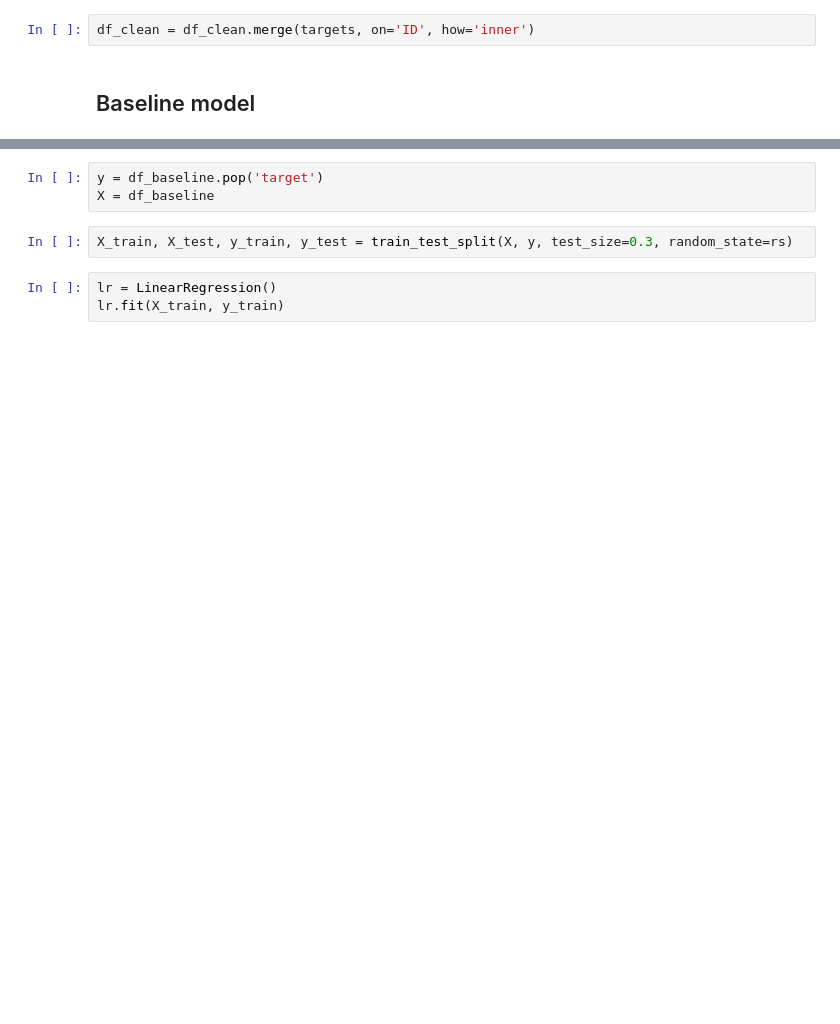
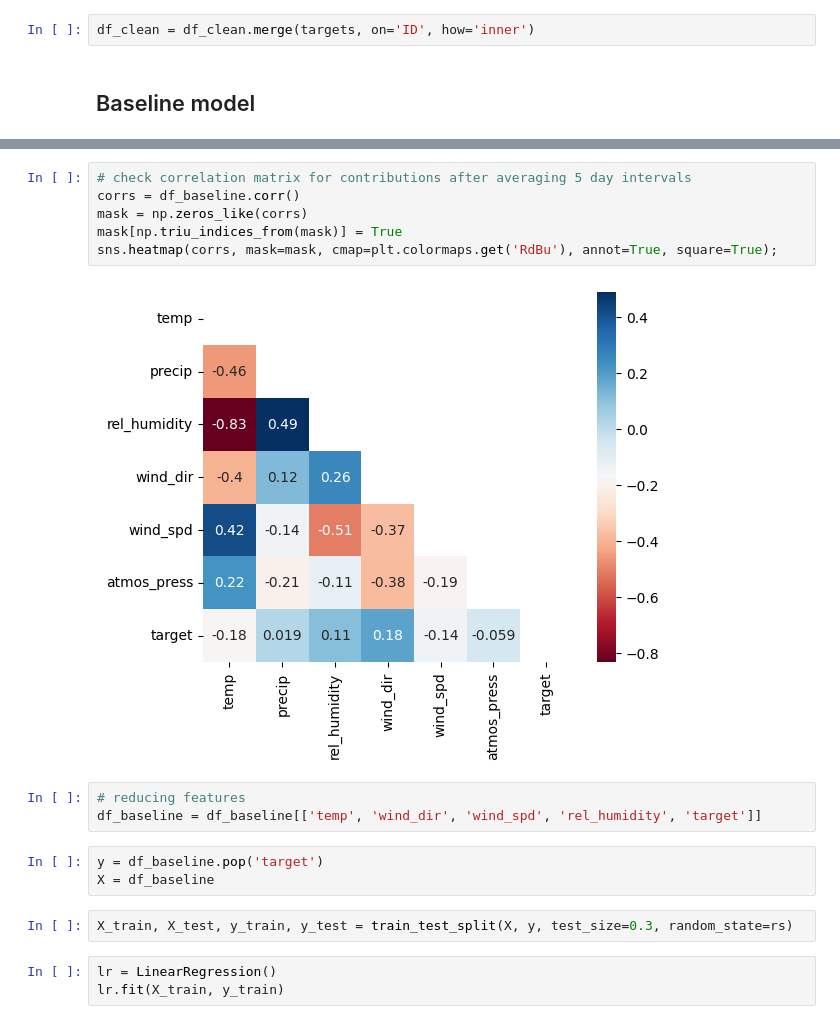
Before and after one commit to does-not-compile/AirQo-Ugandan-Air-Quality-Forecast-Challenge, a Jupyter notebook: base_model.ipynb, the cells around one changed output, grey strips where cells are left out. Drawn from its saved outputs; the diff is of its cells as text; blank space fills up the shorter version.

```diff
--- a/base_model.ipynb
+++ b/base_model.ipynb
@@ -77,3 +136,14 @@ df_baseline.head(1)
+# %%
+# check correlation matrix for contributions after averaging 5 day intervals
+corrs = df_baseline.corr()
+mask = np.zeros_like(corrs)
+mask[np.triu_indices_from(mask)] = True
+sns.heatmap(corrs, mask=mask, cmap=plt.colormaps.get('RdBu'), annot=True, square=True);
+# %% [output]
+[figure, added]
+# %%
+# reducing features
+df_baseline = df_baseline[['temp', 'wind_dir', 'wind_spd', 'rel_humidity', 'target']]
 # %%
 y = df_baseline.pop('target')
 X = df_baseline
```
Also changed, not shown: parts of 14 cells of this notebook.
